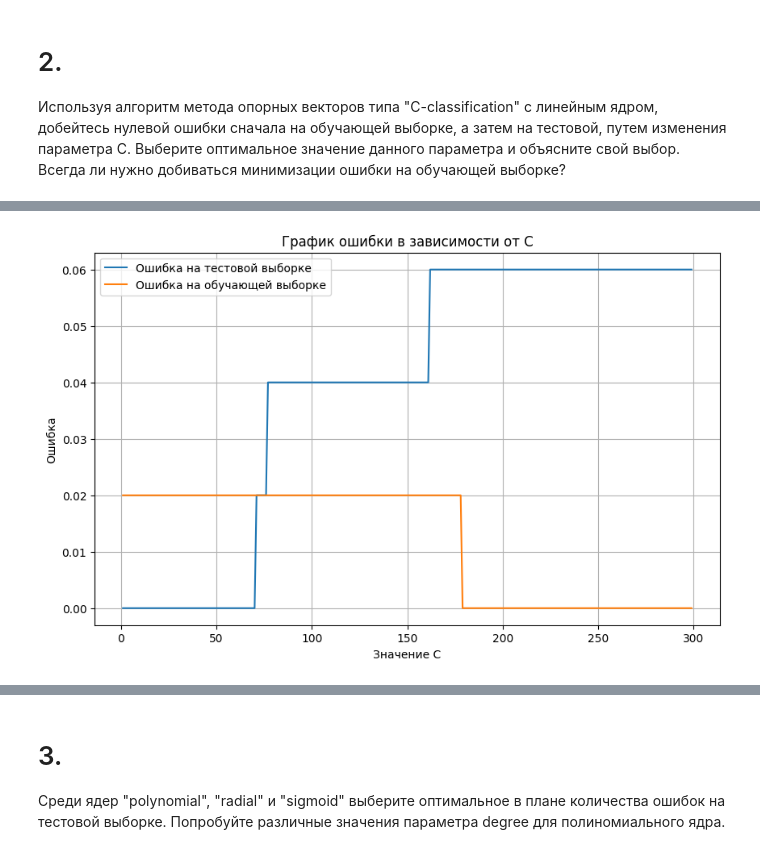
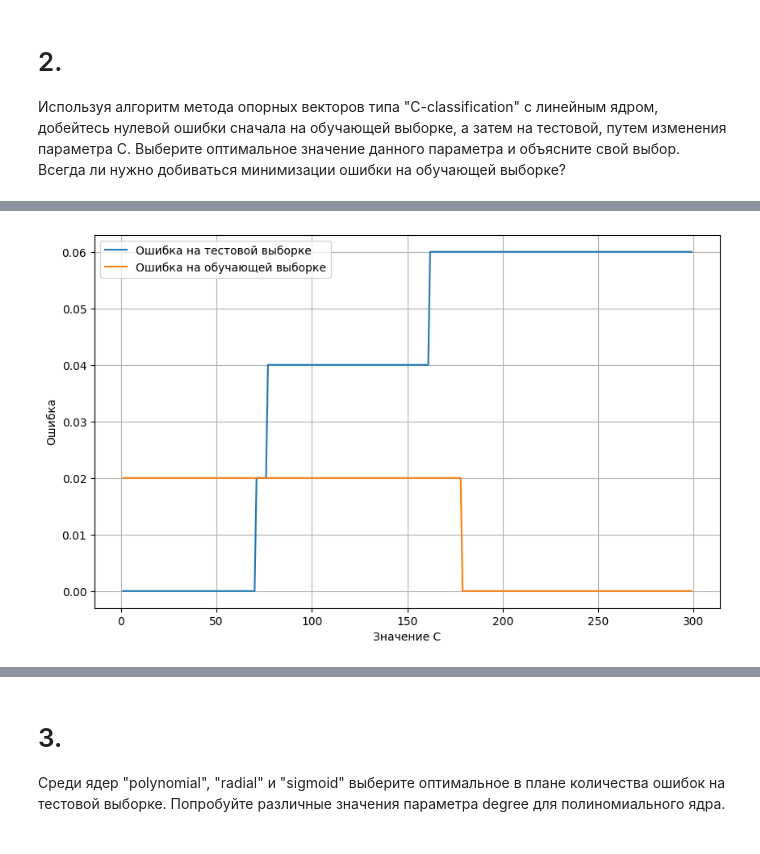
Before and after one commit to sleshworld/magistr_labs, a Jupyter notebook: 3_SVM/svm.ipynb, the cells around one changed output, grey strips where cells are left out. Drawn from its saved outputs; the diff is of its cells as text; code cells hidden in the pictures.

```diff
--- a/3_SVM/svm.ipynb
+++ b/3_SVM/svm.ipynb
@@ -152,19 +146,20 @@ for c in C_values:
 # %%
 import matplotlib.pyplot as plt
 
 test_errors = [error[0] for error in different_c_test.values()]
 train_errors = [error[1] for error in different_c_test.values()]
 
 C_values = list(different_c_test.keys())
 
 plt.figure(figsize=(10, 6))
 plt.plot(C_values, test_errors, label="Ошибка на тестовой выборке")
 plt.plot(C_values, train_errors, label="Ошибка на обучающей выборке")
 plt.xlabel("Значение C")
 plt.ylabel("Ошибка")
-plt.title("График ошибки в зависимости от C")
+# plt.title("График ошибки в зависимости от C")
 plt.legend()
+plt.savefig("svm2_dif_c.png")
 plt.grid()
 plt.show()
 # %% [output]
-[figure, old version]
+[figure, new version]
```
Also changed, not shown: parts of 21 cells of this notebook, 27 other files.
